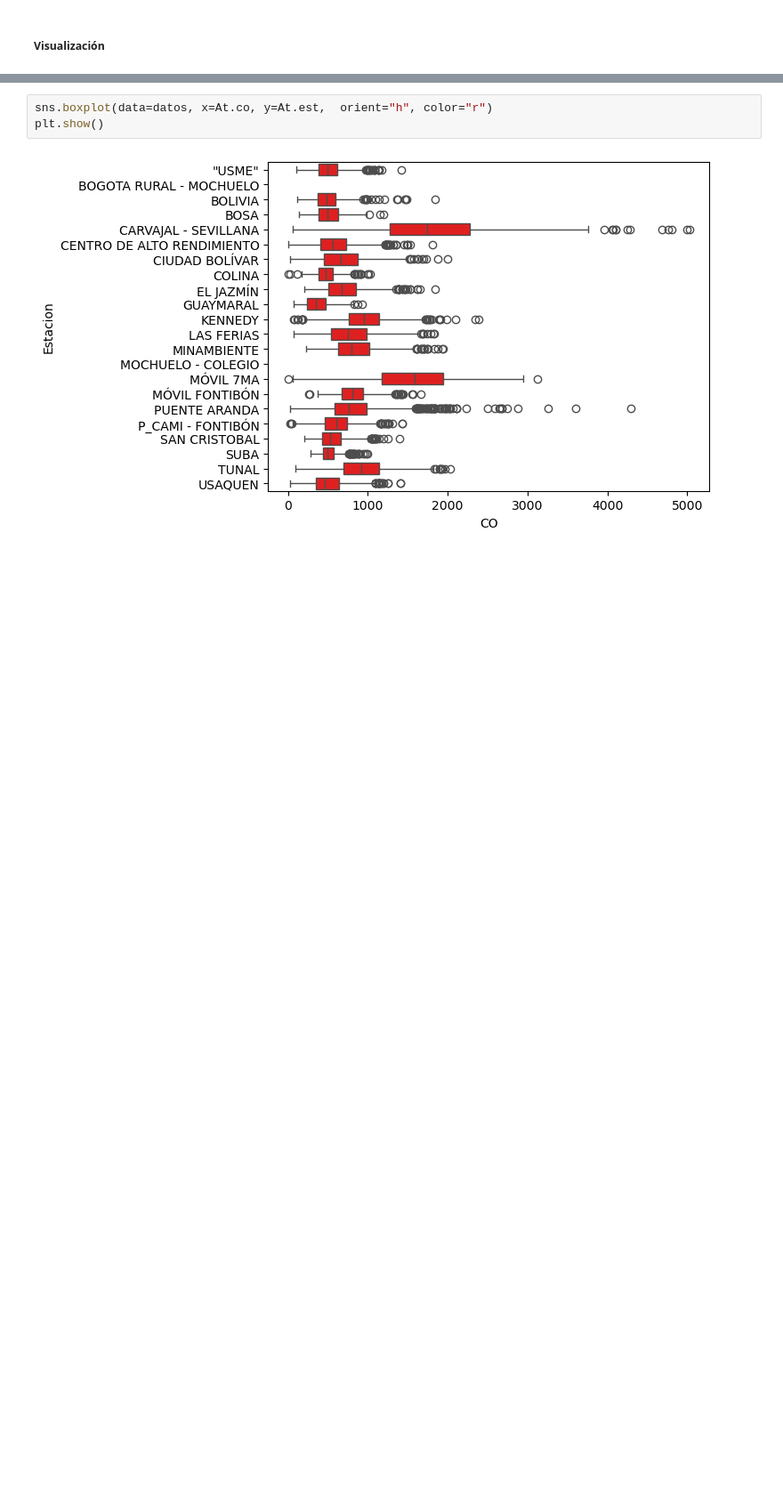
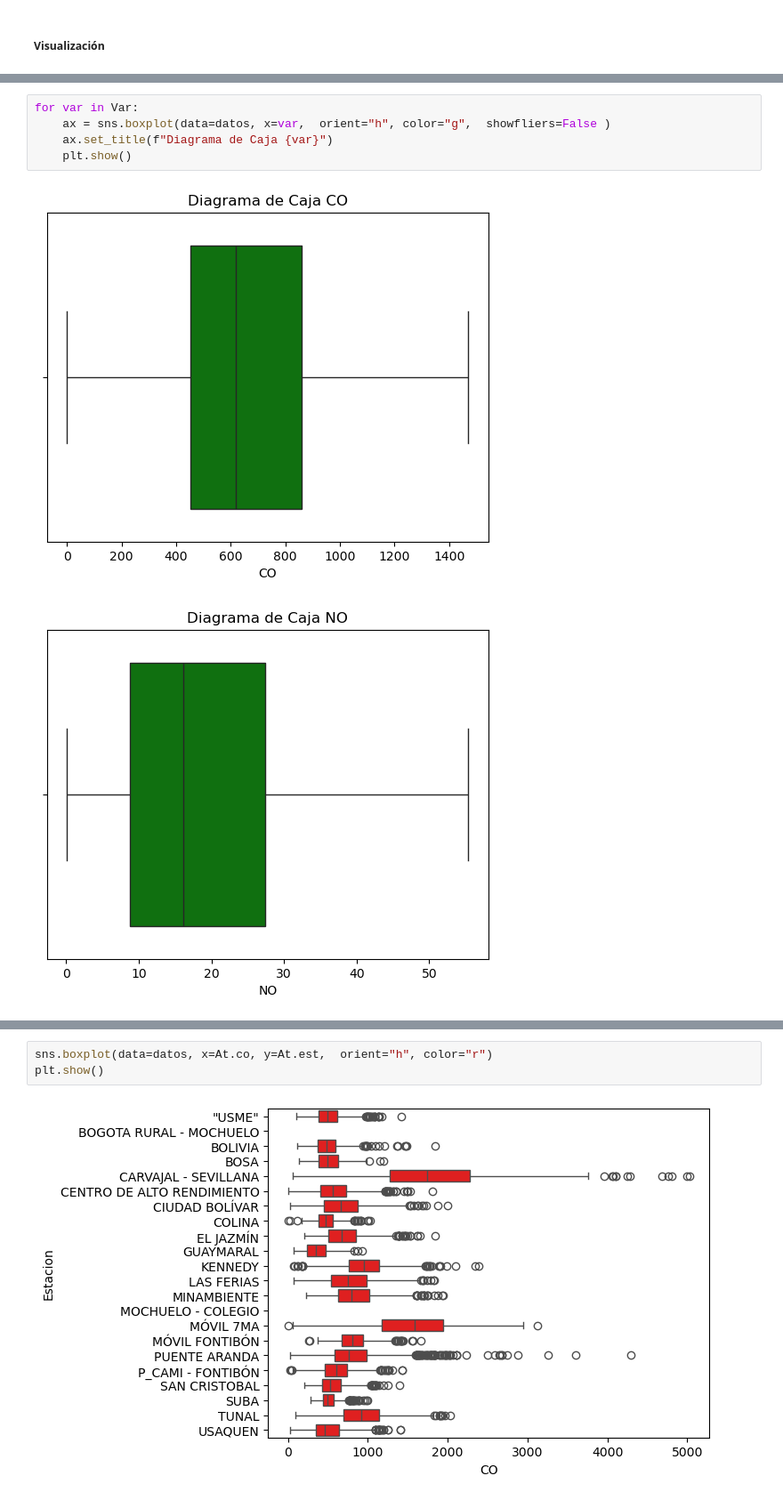
Before and after one commit to josejjgs1923/proyecto-analisis-calidad-aire-bogota, a Jupyter notebook: Analisis datos calidad aire.ipynb, the cells around one changed output, grey strips where cells are left out. Shown at 89% size. Drawn from its saved outputs; the diff is of its cells as text; blank space fills up the shorter version.

```diff
--- a/Analisis datos calidad aire.ipynb
+++ b/Analisis datos calidad aire.ipynb
@@ -327,0 +388,8 @@ plt.show()
+# %%
+for var in Var:
+    ax = sns.boxplot(data=datos, x=var,  orient="h", color="g",  showfliers=False )
+    ax.set_title(f"Diagrama de Caja {var}")
+    plt.show()
+# %% [output]
+[figure, added]
+[figure, added]
```
Also changed, not shown: parts of 35 cells of this notebook.
